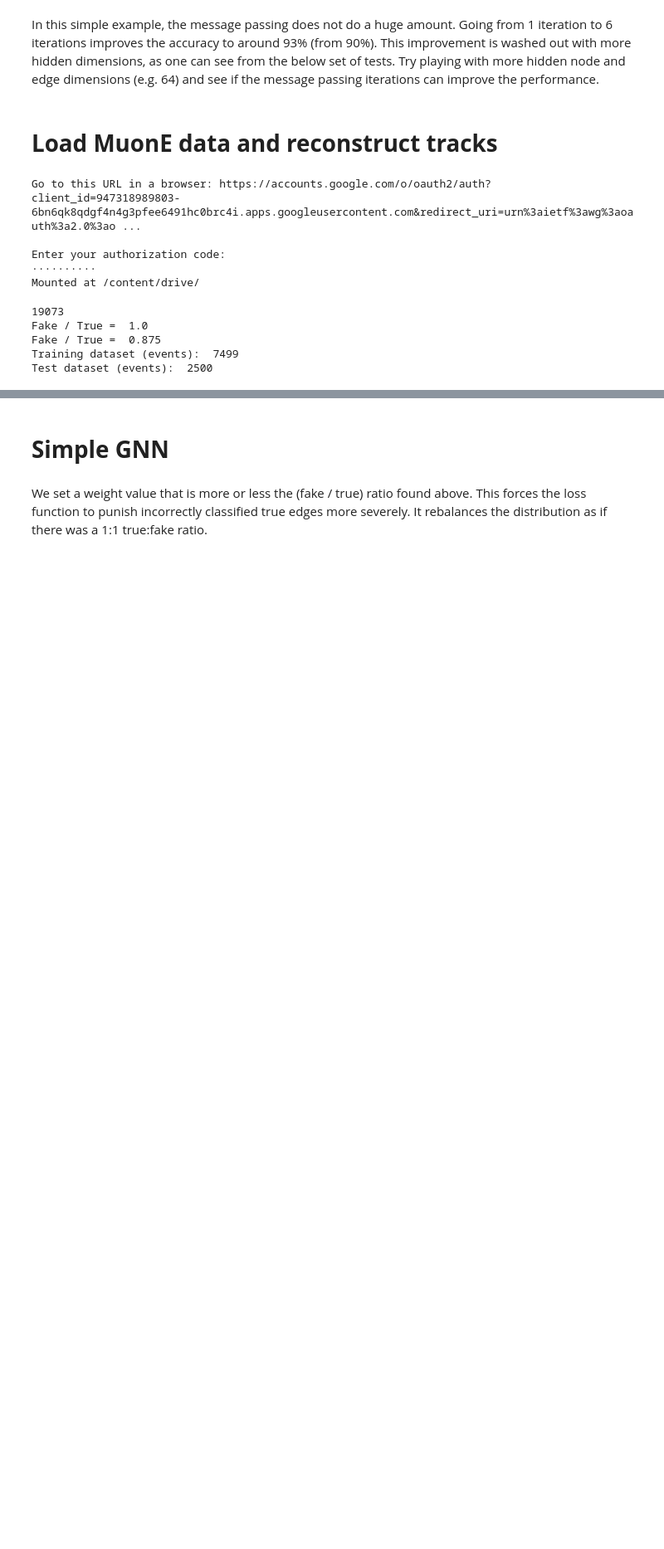
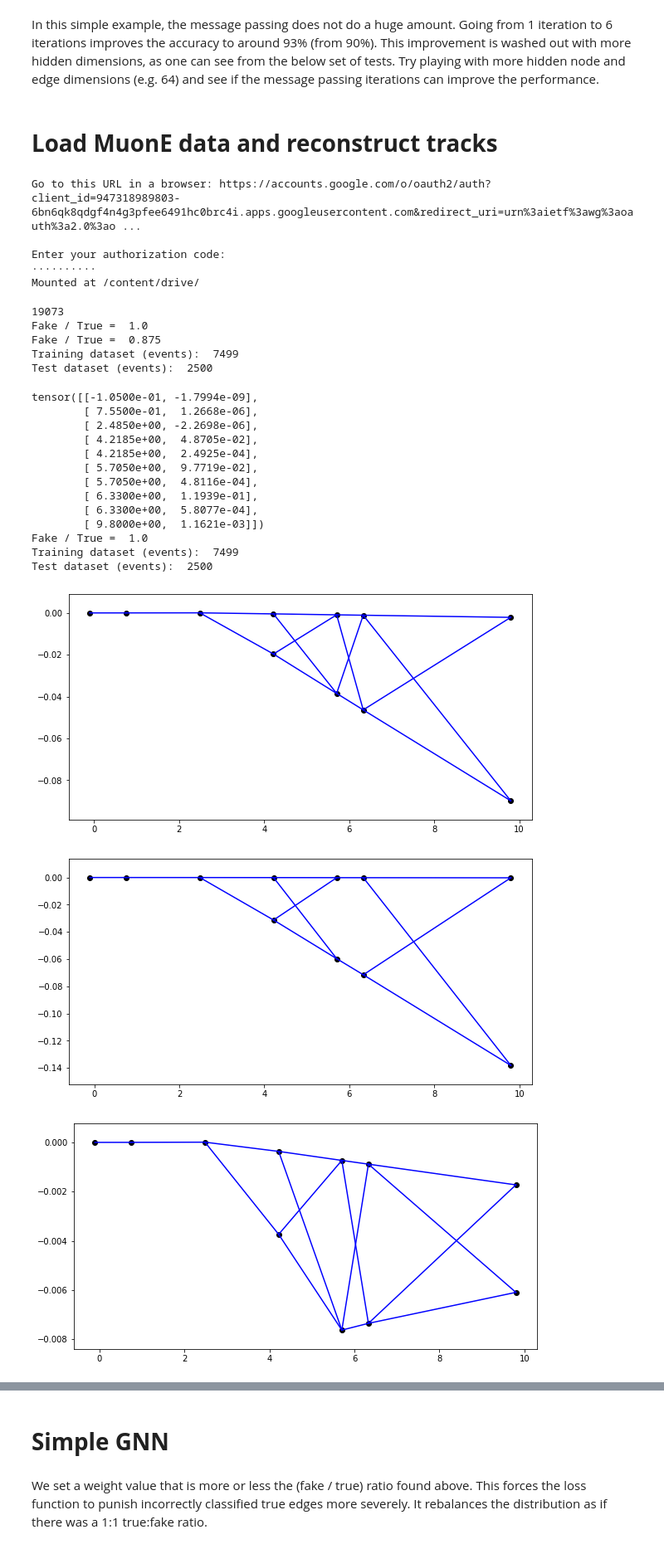
Before and after one commit to EyupBunlu/Tracking, a Jupyter notebook: GNN_MuonE_v1_Robust_mc_recon_comparison.ipynb, the cells around one changed output, grey strips where cells are left out. Shown at 83% size. Cells and saved outputs as stored; diff of their text form; code cells hidden in the pictures; blank space fills up the shorter version.

```diff
--- a/GNN_MuonE_v1_Robust_mc_recon_comparison.ipynb
+++ b/GNN_MuonE_v1_Robust_mc_recon_comparison.ipynb
@@ -538,3 +547,53 @@ Fake / True =  1.0
 Fake / True =  0.875
 Training dataset (events):  7499
 Test dataset (events):  2500
+# %%
+def plot_toy_graph(event, ylim=0.):
+
+    #print(event)
+    #print(event.x)
+    #print(event.pid)
+    #print(event.y)
+
+    plt.figure(figsize=(10,5))
+    x, y = event.x[:,0].numpy(), event.x[:,1].numpy()
+    e = event.edge_index.numpy()
+#     for i, j in zip(X[e[0]], X[e[1]]):
+#         plt.plot([i[0], j[0]], [i[1], j[1]], c='b')
+    #     print(i[0], i[2], j[0], j[2])
+    plt.plot([x[e[0,:]], x[e[1,:]]], [y[e[0,:]], y[e[1,:]]], c='b')
+    plt.scatter(x, y, c='k')
+    if (ylim!=0):
+       plt.ylim(-ylim,ylim)
+    else:
+       diff = 0.1*(max(y)-min(y))
+       plt.ylim(min(y)-diff, max(y)+diff)
+# %%
+
+# Display few events
+for k in range(10):
+   plot_toy_graph(train_loader.dataset[k], 0.)
+
+print(train_loader.dataset[k].x)
+
+print("Fake / True = ", (len(train_dataset[0].y) - train_dataset[0].y.sum().item()) / train_dataset[0].y.sum().item())
+
+print("Training dataset (events): ",len(train_dataset))
+print("Test dataset (events): ",len(test_dataset))
+# %% [output]
+tensor([[-1.0500e-01, -1.7994e-09],
+        [ 7.5500e-01,  1.2668e-06],
+        [ 2.4850e+00, -2.2698e-06],
+        [ 4.2185e+00,  4.8705e-02],
+        [ 4.2185e+00,  2.4925e-04],
+        [ 5.7050e+00,  9.7719e-02],
+        [ 5.7050e+00,  4.8116e-04],
+        [ 6.3300e+00,  1.1939e-01],
+        [ 6.3300e+00,  5.8077e-04],
+        [ 9.8000e+00,  1.1621e-03]])
+Fake / True =  1.0
+Training dataset (events):  7499
+Test dataset (events):  2500
+[figure, added]
+[figure, added]
+[figure, added]
```
Also changed, not shown: parts of 16 cells of this notebook.
